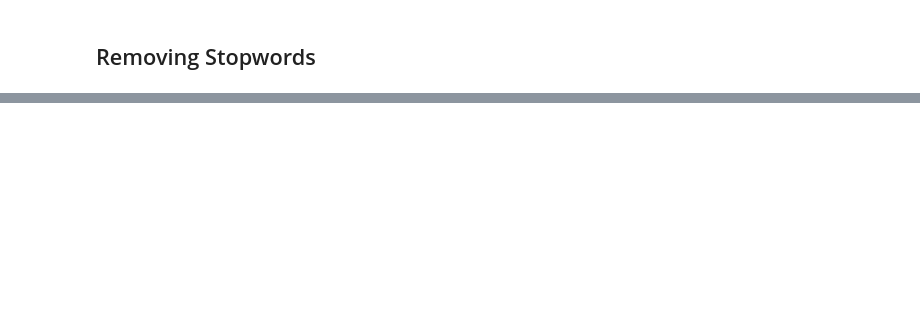
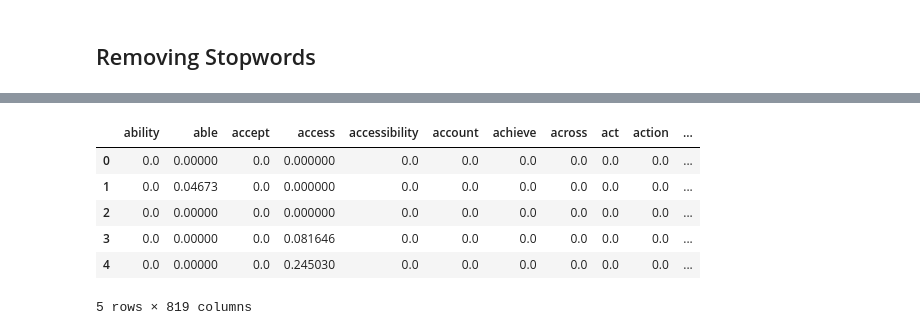
Before and after one commit to priyanships31/Company_Classification, a Jupyter notebook: Company_Classification.ipynb, the cells around one changed output, grey strips where cells are left out. Saved outputs shown, nothing was run; the diff lists cells and outputs as text; code cells hidden in the pictures; blank space fills up the shorter version.

```diff
--- a/Company_Classification.ipynb
+++ b/Company_Classification.ipynb
@@ -122,0 +457,10 @@ data['nav_link_text'] = data['nav_link_text'].apply(stemming)
+# %%
+df_.head()
+# %% [output]
+|  | ability | able | accept | access | accessibility | account | achieve | across | act | action | ... |
+| 0 | 0.0 | 0.00000 | 0.0 | 0.000000 | 0.0 | 0.0 | 0.0 | 0.0 | 0.0 | 0.0 | ... |
+| 1 | 0.0 | 0.04673 | 0.0 | 0.000000 | 0.0 | 0.0 | 0.0 | 0.0 | 0.0 | 0.0 | ... |
+| 2 | 0.0 | 0.00000 | 0.0 | 0.000000 | 0.0 | 0.0 | 0.0 | 0.0 | 0.0 | 0.0 | ... |
+| 3 | 0.0 | 0.00000 | 0.0 | 0.081646 | 0.0 | 0.0 | 0.0 | 0.0 | 0.0 | 0.0 | ... |
+| 4 | 0.0 | 0.00000 | 0.0 | 0.245030 | 0.0 | 0.0 | 0.0 | 0.0 | 0.0 | 0.0 | ... |
+5 rows × 819 columns
```
Also changed, not shown: parts of 72 cells of this notebook.
